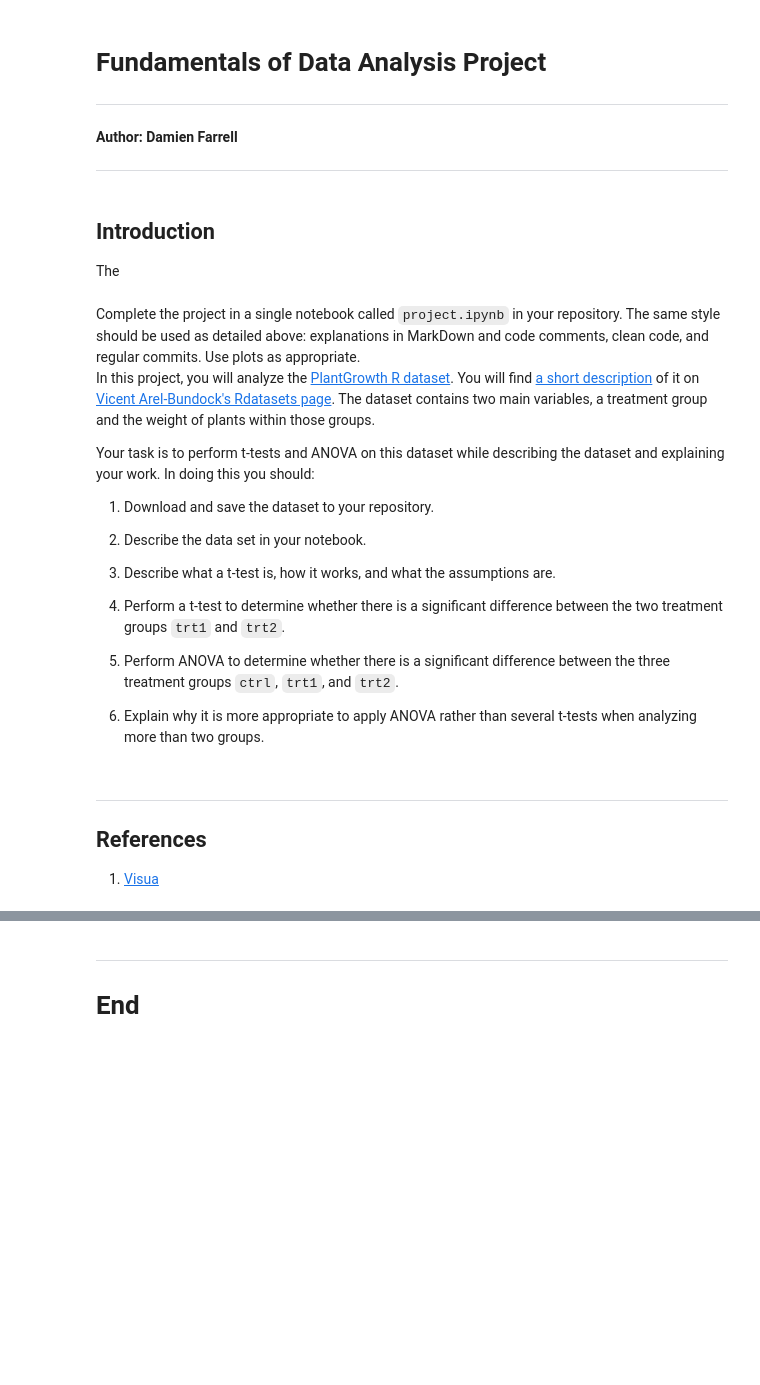
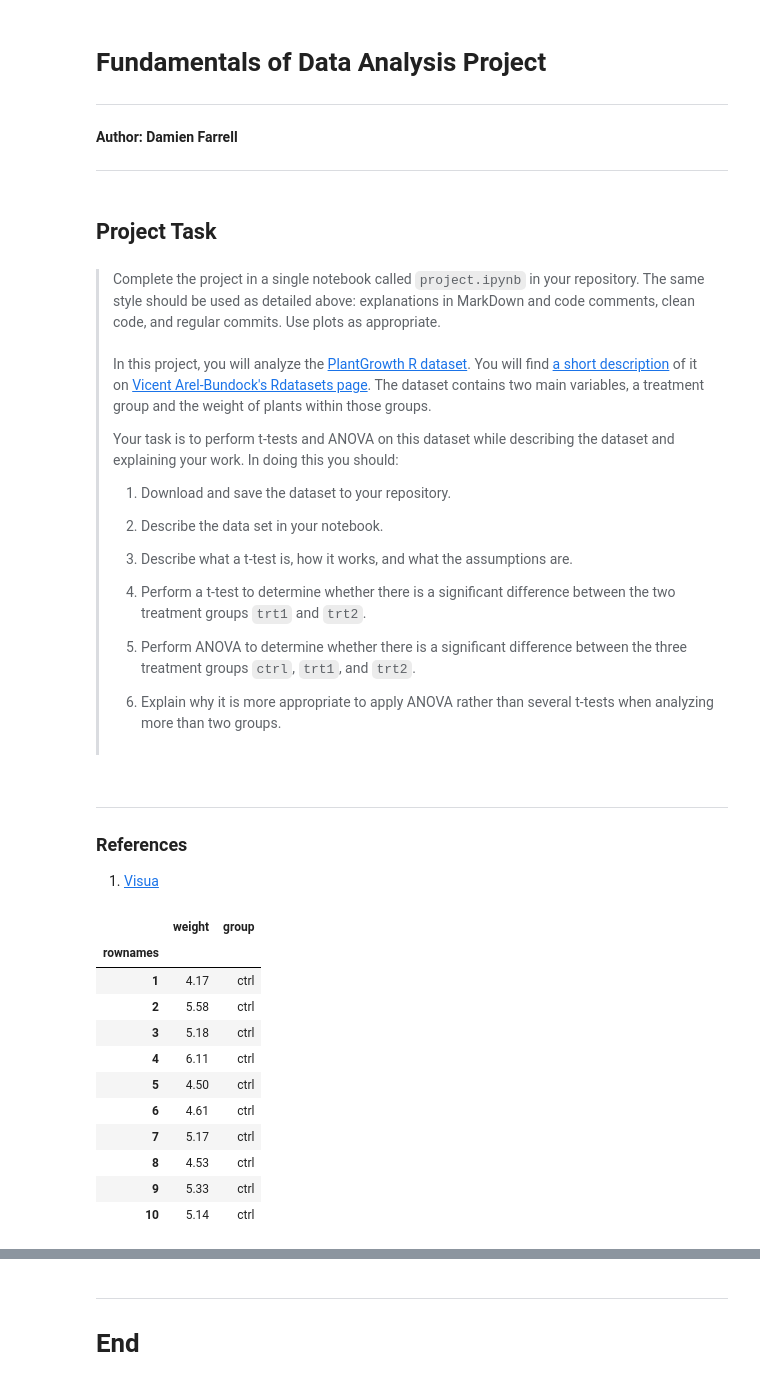
Before and after one commit to damienfarrell/applied-statistics, a Jupyter notebook: project.ipynb, the cells around one changed output, grey strips where cells are left out. Drawn from its saved outputs; the diff is of its cells as text; code cells hidden in the pictures; blank space fills up the shorter version.

Commit message:
Started Project but turned on autosave this time

```diff
--- a/project.ipynb
+++ b/project.ipynb
@@ -22,33 +16,49 @@ jupyter_black.load()
 sns.set_theme()
-# %% [markdown]
-## **Introduction**
-
-The
+# %% [markdown]
+## **Project Task**
 # %% [markdown]
-Complete the project in a single notebook called `project.ipynb` in your repository.
+> Complete the project in a single notebook called `project.ipynb` in your repository.
 The same style should be used as detailed above: explanations in MarkDown and code comments, clean code, and regular commits.
 Use plots as appropriate.
-<br>
+<br><br>
 In this project, you will analyze the [PlantGrowth R dataset](https://vincentarelbundock.github.io/Rdatasets/csv/datasets/PlantGrowth.csv).
 You will find [a short description](https://vincentarelbundock.github.io/Rdatasets/doc/datasets/PlantGrowth.html) of it on [Vicent Arel-Bundock's Rdatasets page](https://vincentarelbundock.github.io/Rdatasets/).
 The dataset contains two main variables, a treatment group and the weight of plants within those groups.
-
-Your task is to perform t-tests and ANOVA on this dataset while describing the dataset and explaining your work.
+>
+> Your task is to perform t-tests and ANOVA on this dataset while describing the dataset and explaining your work.
 In doing this you should:
-
-1. Download and save the dataset to your repository.
-
-2. Describe the data set in your notebook.
-
-3. Describe what a t-test is, how it works, and what the assumptions are.
-
-3. Perform a t-test to determine whether there is a significant difference between the two treatment groups `trt1` and `trt2`.
-
-4. Perform ANOVA to determine whether there is a significant difference between the three treatment groups `ctrl`, `trt1`, and `trt2`.
-
-5. Explain why it is more appropriate to apply ANOVA rather than several t-tests when analyzing more than two groups.
+>
+> 1. Download and save the dataset to your repository.
+>
+> 2. Describe the data set in your notebook.
+>
+> 3. Describe what a t-test is, how it works, and what the assumptions are.
+>
+> 3. Perform a t-test to determine whether there is a significant difference between the two treatment groups `trt1` and `trt2`.
+>
+> 4. Perform ANOVA to determine whether there is a significant difference between the three treatment groups `ctrl`, `trt1`, and `trt2`.
+>
+> 5. Explain why it is more appropriate to apply ANOVA rather than several t-tests when analyzing more than two groups.
+> <br><br>
 # %% [markdown]
 ---
-## **References**
+### **References**
 
 1. [Visua](https://seaborn.pydata.org/tutorial/categorical.html)
+# %%
+df = pd.read_csv("PlantGrowth.csv", index_col=0)
+
+df.head(10)
+# %% [output]
+|  | weight | group |
+| rownames |  |  |
+| 1 | 4.17 | ctrl |
+| 2 | 5.58 | ctrl |
+| 3 | 5.18 | ctrl |
+| 4 | 6.11 | ctrl |
+| 5 | 4.50 | ctrl |
+| 6 | 4.61 | ctrl |
+| 7 | 5.17 | ctrl |
+| 8 | 4.53 | ctrl |
+| 9 | 5.33 | ctrl |
+| 10 | 5.14 | ctrl |
```
Also changed, not shown: parts of 5 cells of this notebook, 1 other file.
